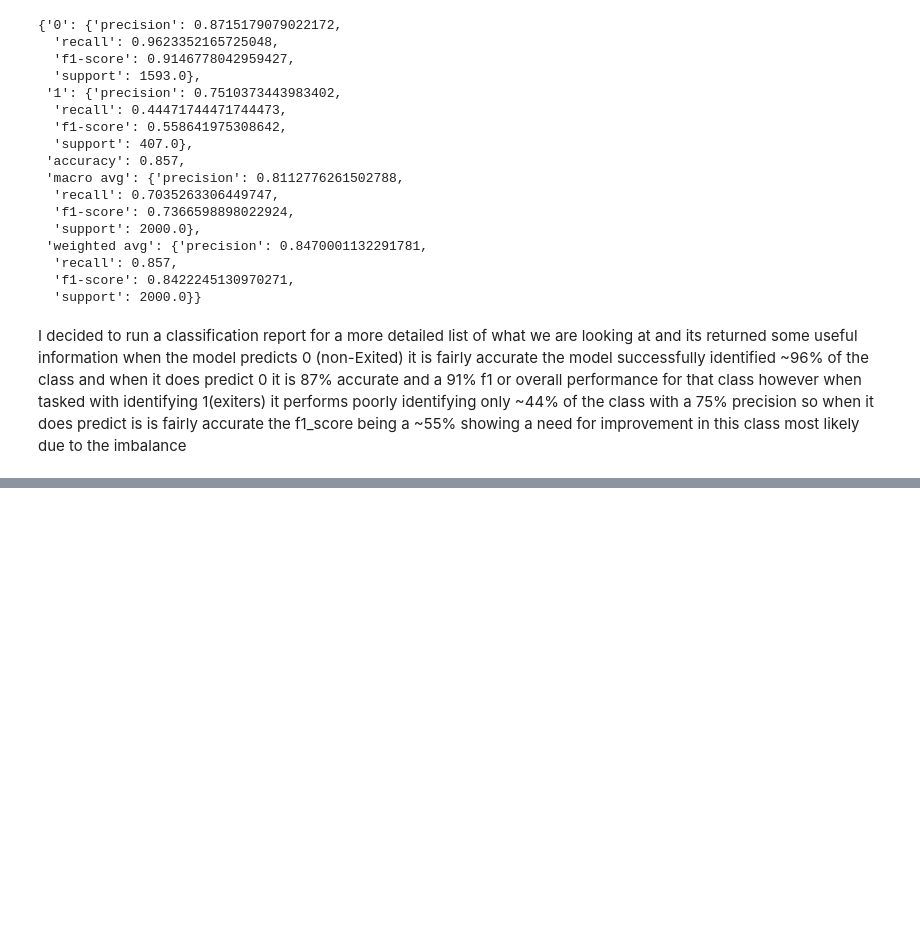
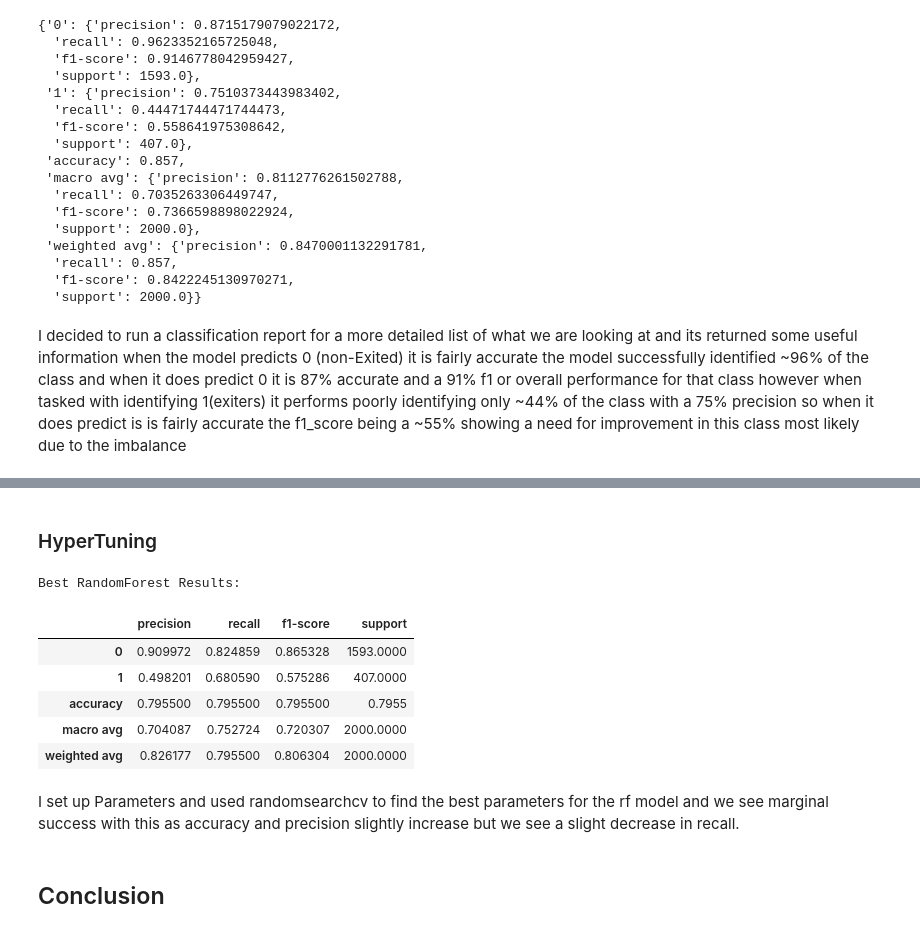
Before and after one commit to AnthonySDDS/Model-Quality-Project, a Jupyter notebook: EDA.ipynb, the cells around one changed output, grey strips where cells are left out. Drawn from its saved outputs; the diff is of its cells as text; code cells hidden in the pictures; blank space fills up the shorter version.

Commit message:
Balanced Model, Found Best Model, Finshed Assignment

```diff
--- a/EDA.ipynb
+++ b/EDA.ipynb
@@ -197,0 +265,53 @@ I decided to run a classification report for a more detailed list of what we are
+# %% [markdown]
+### HyperTuning
+# %%
+# Hyperparameters
+param_grid_rf = {
+    'n_estimators': [50, 100, 200, 300],
+    'max_depth': [10, 20, 30, None],
+    'min_samples_split': [2, 5, 10],
+    'min_samples_leaf': [1, 2, 4],
+    'bootstrap': [True, False]
+}
+
+# Perform RandomSearchCV for Best Parameters
+rf_search = RandomizedSearchCV(
+    estimator=rf_model,
+    param_distributions=param_grid_rf,
+    n_iter=20,
+    cv=3,
+    scoring='f1',
+    random_state=50,
+    n_jobs=-1
+)
+
+# Fit Model
+rf_search.fit(x_resample_scaled, y_train_smote)
+
+# Best Params
+best_params = rf_search.best_params_
+
+# Train Best rf Model
+best_rf_model = RandomForestClassifier(**best_params, class_weight='balanced', random_state=50)
+best_rf_model.fit(x_resample_scaled, y_train_smote)
+
+# Predict, Evaluate, Report
+best_rf_pred = best_rf_model.predict(x_test_scaled)
+best_rf_report = classification_report(y_test, best_rf_pred, output_dict=True)
+best_rf_df = pd.DataFrame(best_rf_report).transpose()
+
+# Print
+print("Best RandomForest Results:")
+best_rf_df
+# %% [output]
+Best RandomForest Results:
+|  | precision | recall | f1-score | support |
+| 0 | 0.909972 | 0.824859 | 0.865328 | 1593.0000 |
+| 1 | 0.498201 | 0.680590 | 0.575286 | 407.0000 |
+| accuracy | 0.795500 | 0.795500 | 0.795500 | 0.7955 |
+| macro avg | 0.704087 | 0.752724 | 0.720307 | 2000.0000 |
+| weighted avg | 0.826177 | 0.795500 | 0.806304 | 2000.0000 |
+# %% [markdown]
+I set up Parameters and used randomsearchcv to find the best parameters for the rf model and we see marginal success with this as accuracy and precision slightly increase but we see a slight decrease in recall.
+# %% [markdown]
+## Conclusion
```
Also changed, not shown: parts of 8 cells of this notebook, 1 other file.
